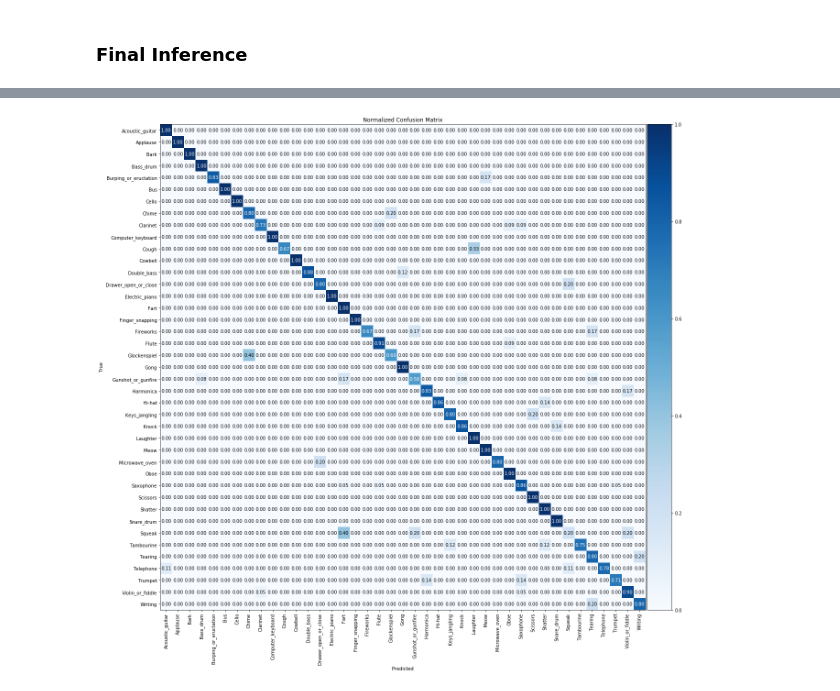
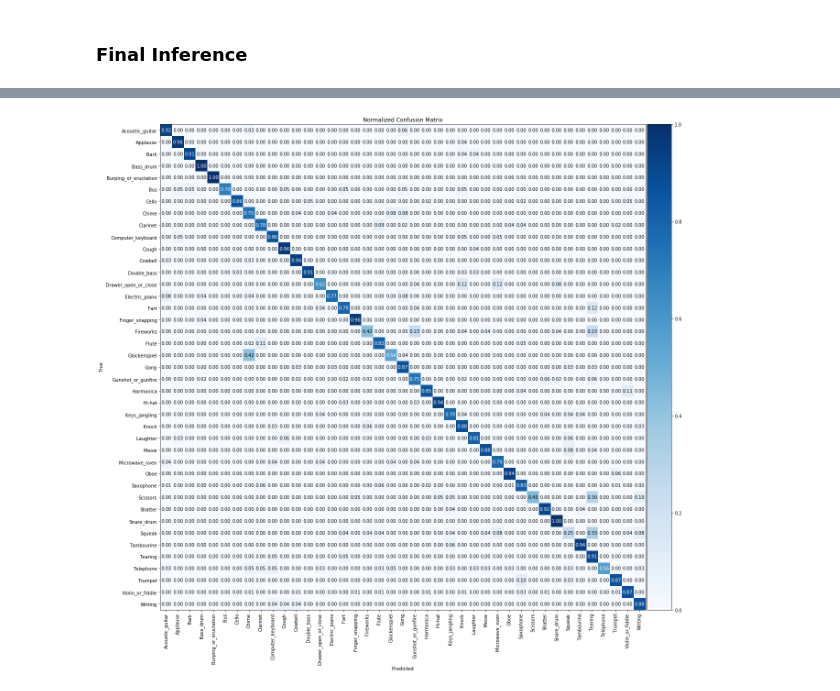
Before and after one commit to ebucheli/FreeSound_GPAT, a Jupyter notebook: FSDKaggle2018_Complete-Private.ipynb, the cells around one changed output, grey strips where cells are left out. Saved outputs shown, nothing was run; the diff lists cells and outputs as text; code cells hidden in the pictures.

```diff
--- a/FSDKaggle2018_Complete-Private.ipynb
+++ b/FSDKaggle2018_Complete-Private.ipynb
@@ -164,7 +164,7 @@ c5_indx = [i for i,f in enumerate(y_scores_MC) if f[5] >= 0.2]
 # %% [markdown]
 ### Create General Class Vector
 # %%
-all_scores =np.zeros((len(x_test_public),47))
+all_scores =np.zeros((len(x_test_private),47))
 # %% [markdown]
 ### Cluster 0
 # %%
@@ -562,7 +562,7 @@ Audio(waves_public[n],rate = 16000)
 [interactive output not drawn]
 # %%
 labels = list(num_to_label.values())
-plot_cm(labels_test_public,y_hat_final,figsize = (20,20), labels = labels, xrotation=90)
-plt.savefig('./cm_all_41classes.eps')
+plot_cm(labels_test_private,y_hat_final,figsize = (20,20), labels = labels, xrotation=90)
+plt.savefig('./cm_all_41classes-private.eps')
 # %% [output]
-[figure, old version]
+[figure, new version]
```
Also changed, not shown: parts of 22 cells of this notebook.
